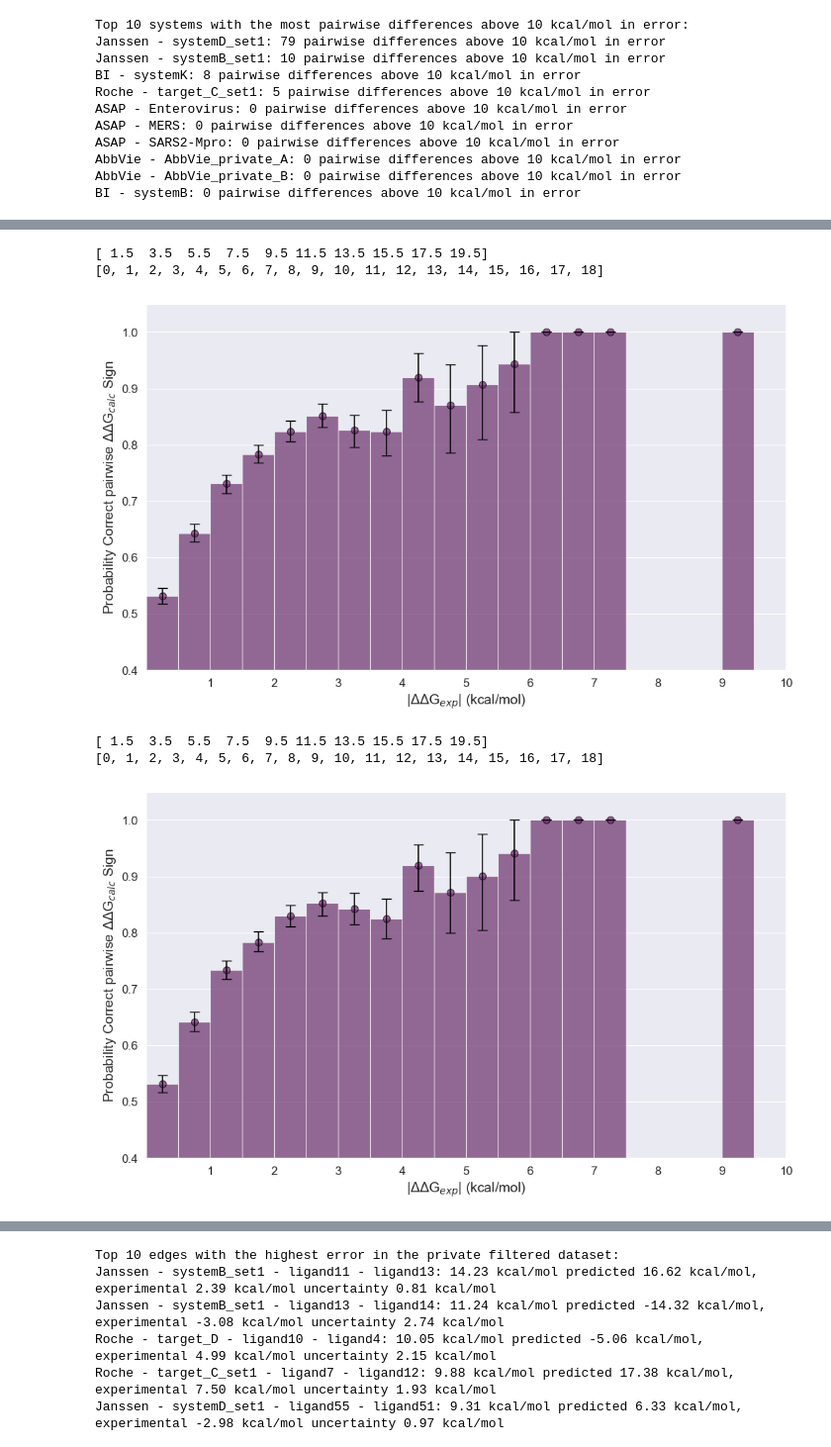
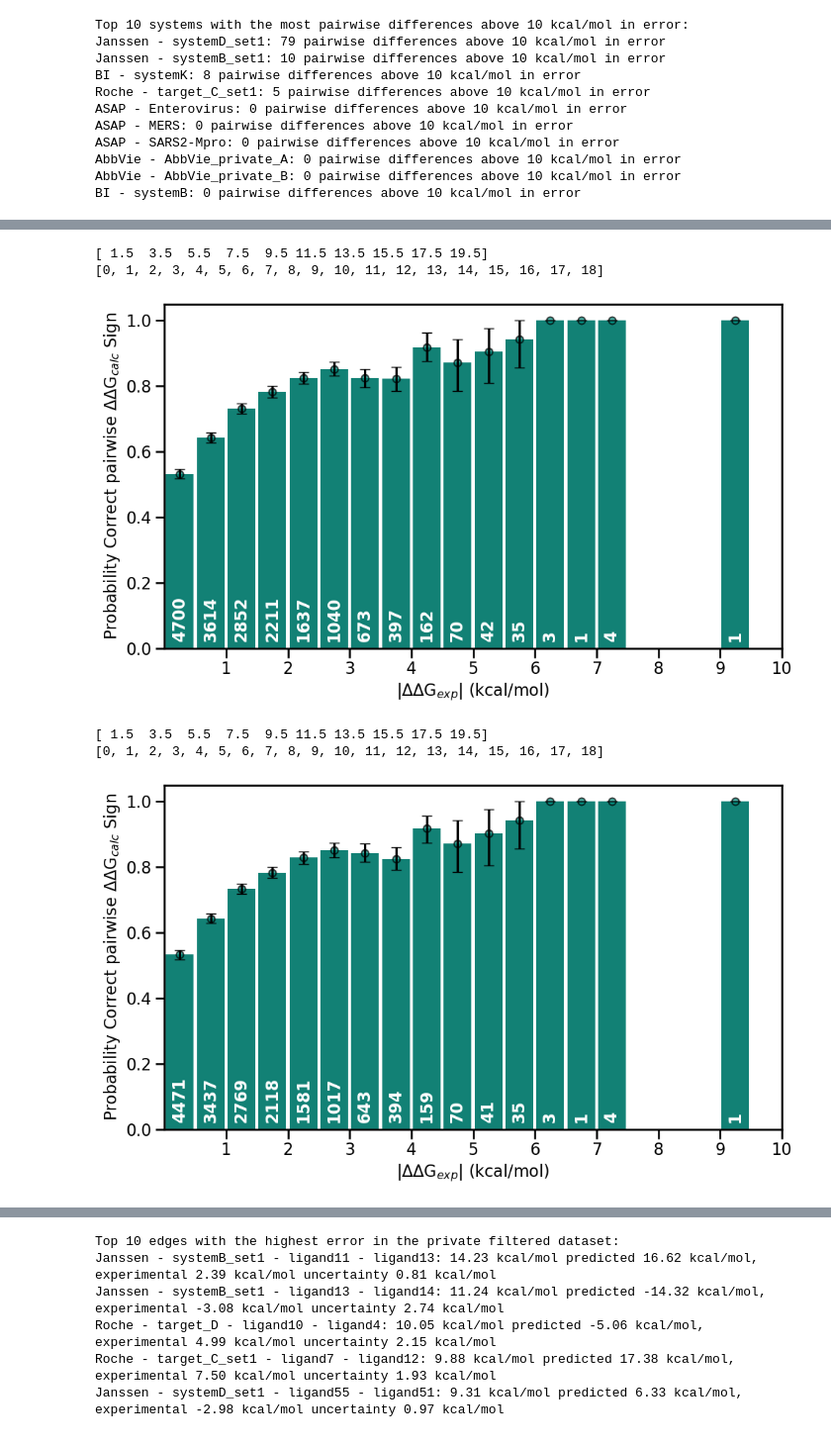
Before and after one commit to OpenFreeEnergy/IndustryBenchmarks2024, a Jupyter notebook: industry_benchmarks/analysis/notebooks/compare_public_private_sets.ipynb, the cells around one changed output, grey strips where cells are left out. Shown at 99% size. Cells and saved outputs as stored; diff of their text form; code cells hidden in the pictures.

```diff
--- a/industry_benchmarks/analysis/notebooks/compare_public_private_sets.ipynb
+++ b/industry_benchmarks/analysis/notebooks/compare_public_private_sets.ipynb
@@ -3,7 +3,9 @@ import pandas as pd
 import matplotlib.pyplot as plt
 import seaborn as sns
 import numpy as np
-sns.set_style("darkgrid")
-sns.set_theme("paper")
+sns.set_context("talk")
+
+openfe_public_colour = "#8A2283"
+openfe_private_colour = "#009384"
 # %%
 normal_edge_data = pd.read_csv("https://raw.githubusercontent.com/OpenFreeEnergy/IndustryBenchmarks2024/refs/heads/main/industry_benchmarks/analysis/processed_results/combined_pymbar3_edge_data.csv")
@@ -70,12 +76,12 @@ private_dg_data
 # %%
 # create a second filtered version of the private dataset to correct for duplicate ligands and ligands reported at the assay limits
 issue_ligands = {
-    ("GSK", "GSK_PRIVATE_1"): {"tautomer": ["ligand23", "ligand18"], "enantiomer":["ligand9"]},
+    ("EliLilly", "Project0"): {"conformers": ["ligand1"]},
+    ("GSK", "GSK_PRIVATE_1"): {"tautomer": ["ligand18", "ligand23"], "enantiomer":["ligand9"]},
+    ("Janssen", "systemB_set1"): {"enantiomer": ["ligand0", "ligand4", "ligand7", "ligand10", "ligand17", "ligand18"]},
     ("Janssen", "systemD_set1"): {"tautomer": ["ligand36", "ligand1"], "enantiomer": ["ligand54"], "assay_high": ["ligand44", "ligand23", "ligand45", "ligand25", "ligand18", "ligand19", "ligand32"]},
+    ("Merck", "merck_private_G"): {"conformers": ["ligand23"]},
     ("Merck", "merck_private_T"): {"enantiomer": ["ligand30"], "assay_high": ["ligand9", "ligand31", "ligand14", "ligand6"], "assay_low": ["ligand24", "ligand22", "ligand32"]},
-    ("EliLilly", "Project0"): {"conformers": ["ligand1"]},
-    ("Janssen", "systemB_set1"): {"enantiomer": ["ligand0", "ligand7", "ligand4", "ligand10", "ligand17", "ligand18"]},
-    ("Merck", "merck_private_G"): {"conformers": ["ligand23"]},
     ("Roche", "target_A"): {"enantiomer": ["ligand0"], "assay_high": ["ligand3", "ligand15", "ligand14", "ligand23", "ligand11", "ligand18", "ligand13", "ligand17", "ligand25", "ligand10"]},
     ("Roche", "target_B"): {"assay_high": ["ligand3", "ligand4"]},
     ("Roche", "target_C_set1"): {"conformers": ["ligand16",], "assay_high": ["ligand17", "ligand18"]},
@@ -441,6 +526,6 @@ plot_dg_vs_exp(private_dg_data_filtered, "Janssen", "systemB_set1", "janssen_sys
 # %%
 # calculate the probability of the correct sign for the pairwise differences for the private data
-def bin_sign_correctness(data, bin_size=1.0):
+def bin_sign_correctness(data, bin_size=0.5):
     """
     Bin the absolute experimental DDG values and calculate the probability of getting the sign correct.
     """
@@ -478,9 +563,10 @@ def bin_sign_correctness(data, bin_size=1.0):
         # store the results so we can use hue to split the data
         results.append({
             'bin': b.left,
-            'OpenFE Probability': openfe_mean,
+            'OpenFE Probability': openfe_correct / total,
             'OpenFE Probability Lower': openfe_low,
             'OpenFE Probability Upper': openfe_high,
+            'bin size': total,
         })
         # x+=1
     return pd.DataFrame(results)
@@ -508,10 +594,14 @@ def plot_sign_correct(df, filename):
                 'OpenFE Probability Upper': np.nan
             })
     binned_probabilities = pd.concat([df, pd.DataFrame(data_to_add)], ignore_index=True)
-    sns.barplot(data=binned_probabilities, x='bin', y='OpenFE Probability', ax=ax, color='#762776', width=1.0, alpha=0.7)
+    sns.barplot(data=binned_probabilities, x='bin', y='OpenFE Probability', ax=ax, color=openfe_private_colour, width=0.9)
+    # add the number of pairs in each bin above the bar
+    for i, row in binned_probabilities.iterrows():
+        if not np.isnan(row['OpenFE Probability']):
+            ax.text(row['bin'] * 2, 0.02, str(int(row['bin size'])), ha='center', va='bottom', fontsize=16, color='white', weight='bold', rotation=90)
     # add error bars for the probabilities
-    ax.set_xlabel(r"|$\Delta\Delta$G$_{exp}$| (kcal/mol)", fontsize=14)
-    ax.set_ylabel(r"Probability Correct pairwise $\Delta\Delta$G$_{calc}$ Sign", fontsize=14)
+    ax.set_xlabel(r"|$\Delta\Delta$G$_{exp}$| (kcal/mol)", fontsize=16)
+    ax.set_ylabel(r"Probability Correct pairwise $\Delta\Delta$G$_{calc}$ Sign", fontsize=16)
     # set the x ticks to go from 0 to the max bin value in 1 kcal/mol increments
     x_ticks = np.arange(1.5, 20.5, 2)
     ax.errorbar(binned_probabilities['bin'] *2, binned_probabilities['OpenFE Probability'],
@@ -519,29 +609,28 @@ def plot_sign_correct(df, filename):
                     binned_probabilities['OpenFE Probability Upper'] - binned_probabilities['OpenFE Probability']],
                 fmt='none', color='black', capsize=5)
     # add scatter points for the probabilities
-    ax.scatter(binned_probabilities['bin'] *2, binned_probabilities['OpenFE Probability'], color='#762776', edgecolor='black', s=50, alpha=0.7)
+    ax.scatter(binned_probabilities['bin'] *2, binned_probabilities['OpenFE Probability'], color=openfe_private_colour, edgecolor='black', s=50, alpha=0.7)
     print(x_ticks)
     print(ax.get_xticks())
     ax.set_xticks(x_ticks)
-    ax.set_xticklabels([1, 2, 3, 4, 5, 6, 7, 8, 9, 10], fontsize=12)
-    plt.yticks(fontsize=12)
+    ax.set_xticklabels([1, 2, 3, 4, 5, 6, 7, 8, 9, 10], fontsize=16)
+    plt.yticks(fontsize=16)
     plt.tight_layout()
-    plt.ylim(bottom=0.4)
     plt.xlim(left=-0.5)
     return plt.savefig(filename, dpi=300, bbox_inches='tight')
 # %%
 # plot the signed correctness for the private data
-plot_sign_correct(binned_probabilities_private, "binned_probabilities_private.png")
+plot_sign_correct(binned_probabilities_private, "binned_probabilities_private.pdf")
 # %% [output]
 [ 1.5  3.5  5.5  7.5  9.5 11.5 13.5 15.5 17.5 19.5]
 [0, 1, 2, 3, 4, 5, 6, 7, 8, 9, 10, 11, 12, 13, 14, 15, 16, 17, 18]
-[figure, old version]
+[figure, new version]
 # %%
-plot_sign_correct(binned_probabilities_private_filtered, "binned_probabilities_private_filtered.png")
+plot_sign_correct(binned_probabilities_private_filtered, "binned_probabilities_private_filtered.pdf")
 # %% [output]
 [ 1.5  3.5  5.5  7.5  9.5 11.5 13.5 15.5 17.5 19.5]
 [0, 1, 2, 3, 4, 5, 6, 7, 8, 9, 10, 11, 12, 13, 14, 15, 16, 17, 18]
-[figure, old version]
+[figure, new version]
 # %%
 # calculate the edgewise errors for the private data
 # first create a new datarame after removing edges involved in the issues above
```
Also changed, not shown: parts of 52 cells of this notebook, 2 other files.
